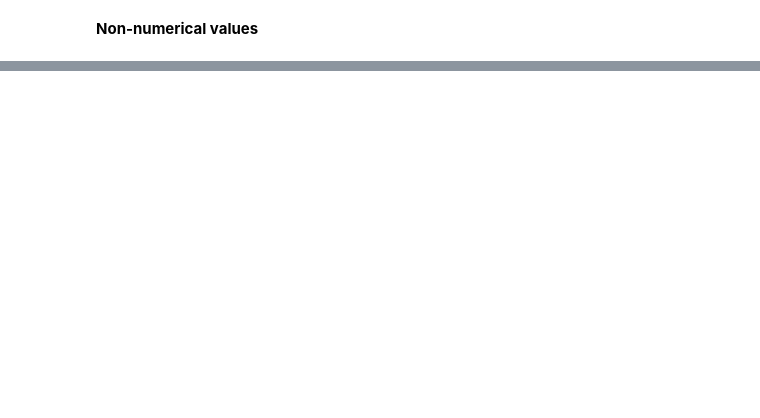
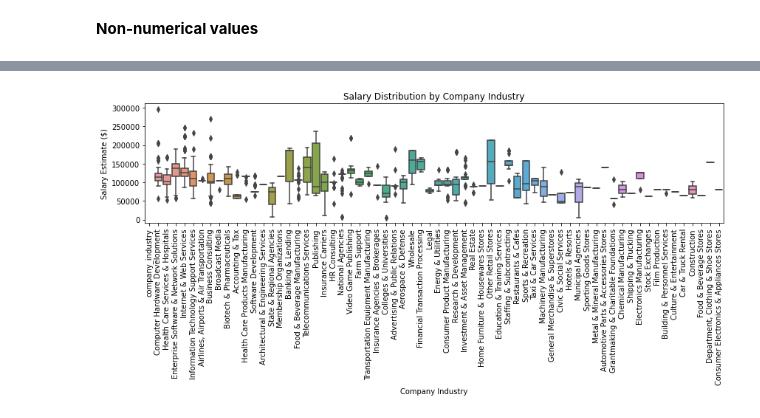
Before and after one commit to mjzdych/Intro-to-DS---Assignment2, a Jupyter notebook: Assignment2_ItDS_Visualisations.ipynb, the cells around one changed output, grey strips where cells are left out. Cells and saved outputs as stored; diff of their text form; code cells hidden in the pictures; blank space fills up the shorter version.

Commit message:
working notebook with three of my graphs

```diff
--- a/Assignment2_ItDS_Visualisations.ipynb
+++ b/Assignment2_ItDS_Visualisations.ipynb
@@ -102,0 +137,13 @@ print(summary_stats)
+# %%
+# Assuming you have a DataFrame named 'df' with 'salary estimate ($)' and 'company_industry' columns
+plt.figure(figsize=(12, 6))
+df['salary estimate ($)'] = df['salary estimate ($)'].iloc[1:].str.replace('[$,]', '', regex=True).astype(float)
+sns.boxplot(x='company_industry', y='salary estimate ($)', data=df)
+plt.xticks(rotation=90)  # Rotate x-axis labels for better readability
+plt.xlabel('Company Industry')
+plt.ylabel('Salary Estimate ($)')
+plt.title('Salary Distribution by Company Industry')
+plt.tight_layout()
+plt.show()
+# %% [output]
+[figure, added]
```
Also changed, not shown: parts of 14 cells of this notebook, 4 other files.
